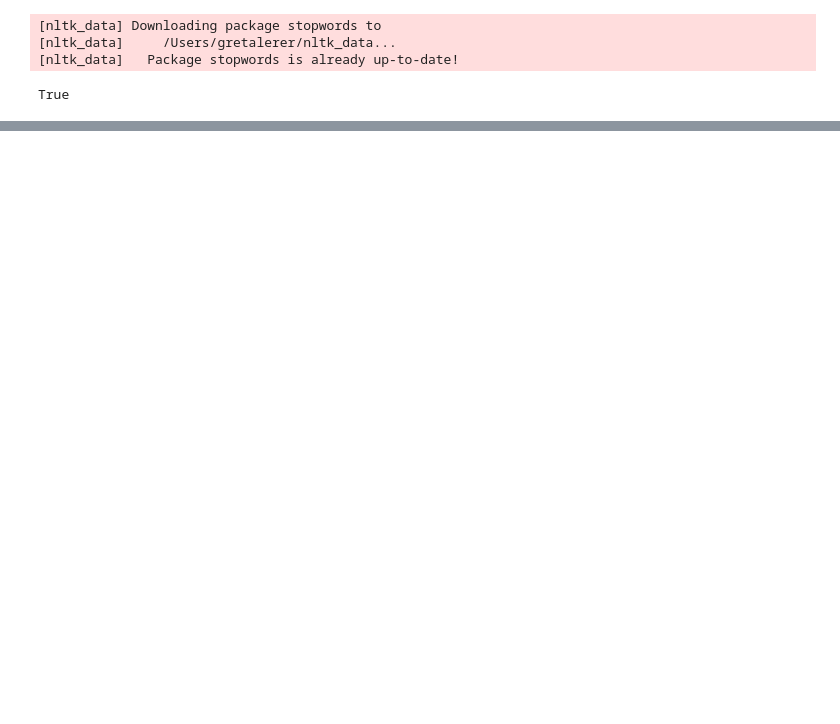
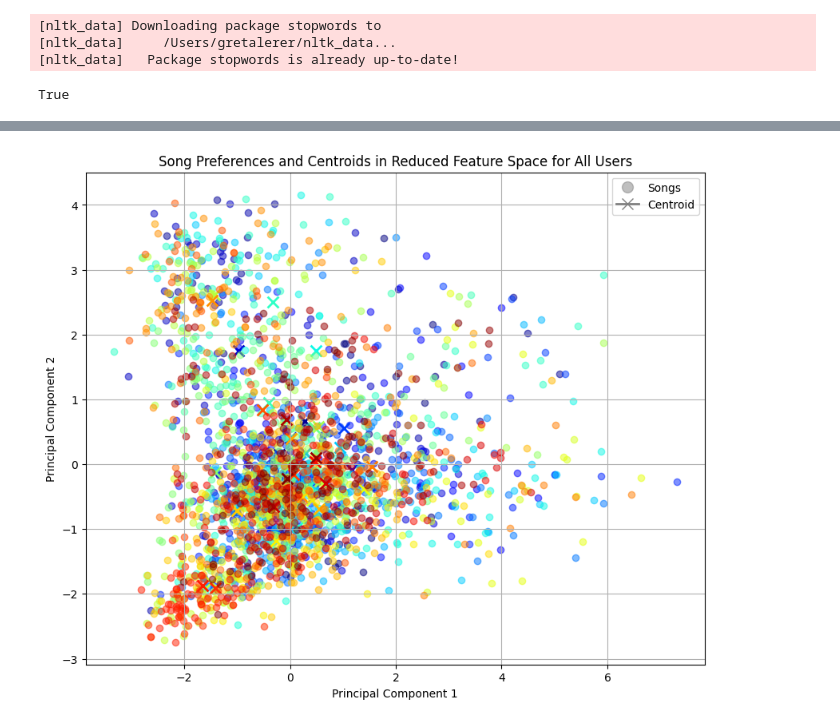
Before and after one commit to riwanahas/runreco, a Jupyter notebook: spotify_reco/models/user_profiles.ipynb, the cells around one changed output, grey strips where cells are left out. Saved outputs shown, nothing was run; the diff lists cells and outputs as text; code cells hidden in the pictures; blank space fills up the shorter version.

```diff
--- a/spotify_reco/models/user_profiles.ipynb
+++ b/spotify_reco/models/user_profiles.ipynb
@@ -18,0 +99,37 @@ FileNotFoundError: [Errno 2] No such file or directory: 'user_song_df.csv'
+# %%
+import matplotlib.pyplot as plt
+import numpy as np
+
+# Assuming the rest of your code is unchanged and correct up to this point
+
+# Generate a color map for each user
+unique_users = df_pca['user_id'].unique()
+colors = plt.cm.jet(np.linspace(0, 1, len(unique_users)))
+user_color_map = {user_id: color for user_id, color in zip(unique_users, colors)}
+
+plt.figure(figsize=(10, 8))
+
+# Plot songs and centroids for all users on the same plot
+for user_id, color in user_color_map.items():
+    # Plot songs for each user
+    user_songs = df_pca[df_pca['user_id'] == user_id]
+    plt.scatter(user_songs['PC1'], user_songs['PC2'], color=color, alpha=0.5, label=f'User {user_id} Songs')
+
+    # Plot user centroid
+    centroid = user_centroids_pca.loc[user_id]
+    plt.scatter(centroid['PC1'], centroid['PC2'], color=color, edgecolors='k', marker='x', s=100, lw=2, label=f'User {user_id} Centroid')
+
+# Because we have many legends (each user + their centroid), let's simplify the legend
+# Create custom legends
+from matplotlib.lines import Line2D
+custom_lines = [Line2D([0], [0], color='gray', lw=0, marker='o', markersize=10, alpha=0.5, label='Songs'),
+                Line2D([0], [0], color='gray', marker='x', markersize=10, lw=2, label='Centroid')]
+plt.legend(custom_lines, ['Songs', 'Centroid'])
+
+plt.title('Song Preferences and Centroids in Reduced Feature Space for All Users')
+plt.xlabel('Principal Component 1')
+plt.ylabel('Principal Component 2')
+plt.grid(True)
+plt.show()
+# %% [output]
+[figure, added]
```
Also changed, not shown: parts of 7 cells of this notebook.
